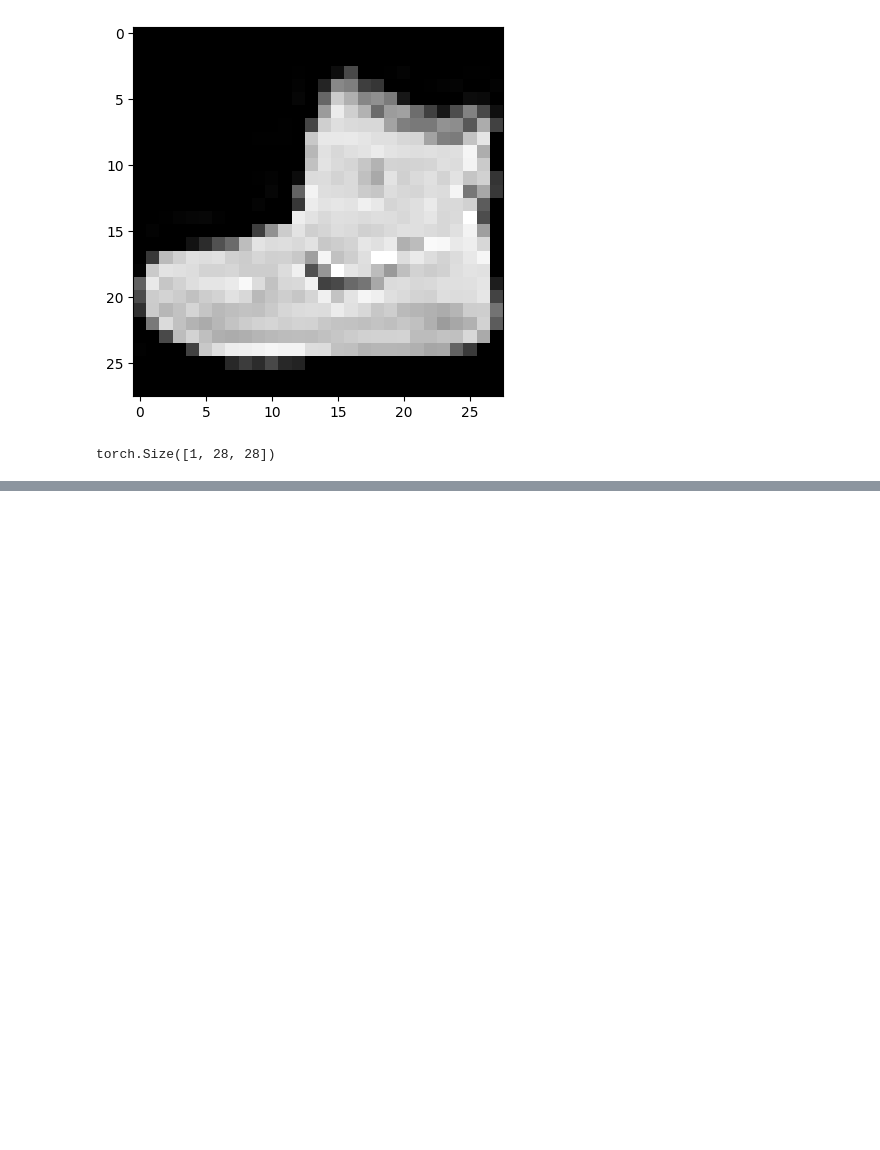
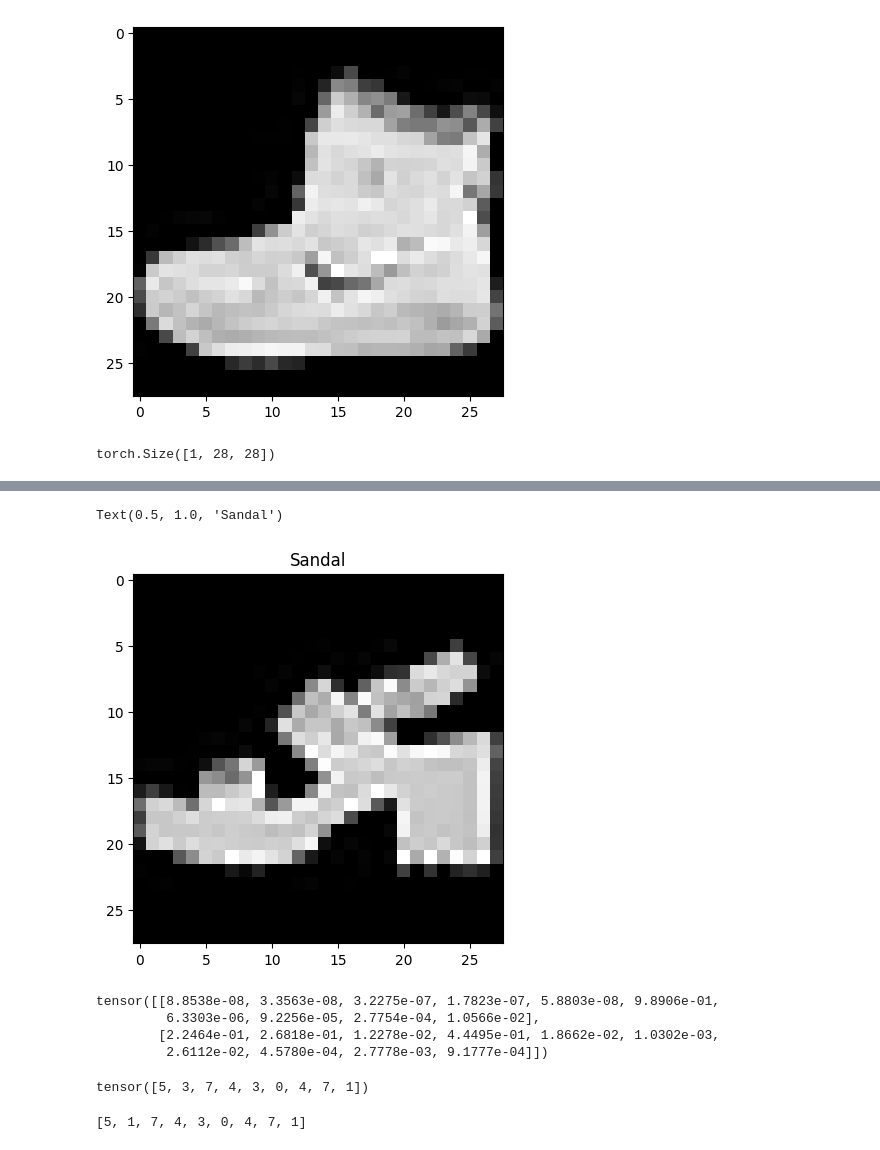
Before and after one commit to SanjaySaatyaki/pytorch_4_ml_dl, a Jupyter notebook: 03_python__computer_vision.ipynb, the cells around one changed output, grey strips where cells are left out. Cells and saved outputs as stored; diff of their text form; code cells hidden in the pictures; blank space fills up the shorter version.

```diff
--- a/03_python__computer_vision.ipynb
+++ b/03_python__computer_vision.ipynb
@@ -665,0 +746,6 @@ tensor([[-0.0546,  0.0080, -0.0390, -0.0824,  0.0148, -0.0413,  0.0218, -0.0270,
+# %%
+plt.imshow(test_samples[0].squeeze(), cmap="gray")
+plt.title(class_names[test_labels[0]])
+# %% [output]
+Text(0.5, 1.0, 'Sandal')
+[figure, added]
@@ -665,0 +754,16 @@ tensor([[-0.0546,  0.0080, -0.0390, -0.0824,  0.0148, -0.0413,  0.0218, -0.0270,
+# %%
+pred_probs[:2]
+# %% [output]
+tensor([[8.8538e-08, 3.3563e-08, 3.2275e-07, 1.7823e-07, 5.8803e-08, 9.8906e-01,
+         6.3303e-06, 9.2256e-05, 2.7754e-04, 1.0566e-02],
+        [2.2464e-01, 2.6818e-01, 1.2278e-02, 4.4495e-01, 1.8662e-02, 1.0302e-03,
+         2.6112e-02, 4.5780e-04, 2.7778e-03, 9.1777e-04]])
+# %%
+pred_classes = pred_probs.argmax(dim=1)
+pred_classes
+# %% [output]
+tensor([5, 3, 7, 4, 3, 0, 4, 7, 1])
+# %%
+test_labels
+# %% [output]
+[5, 1, 7, 4, 3, 0, 4, 7, 1]
```
Also changed, not shown: parts of 34 cells of this notebook.
